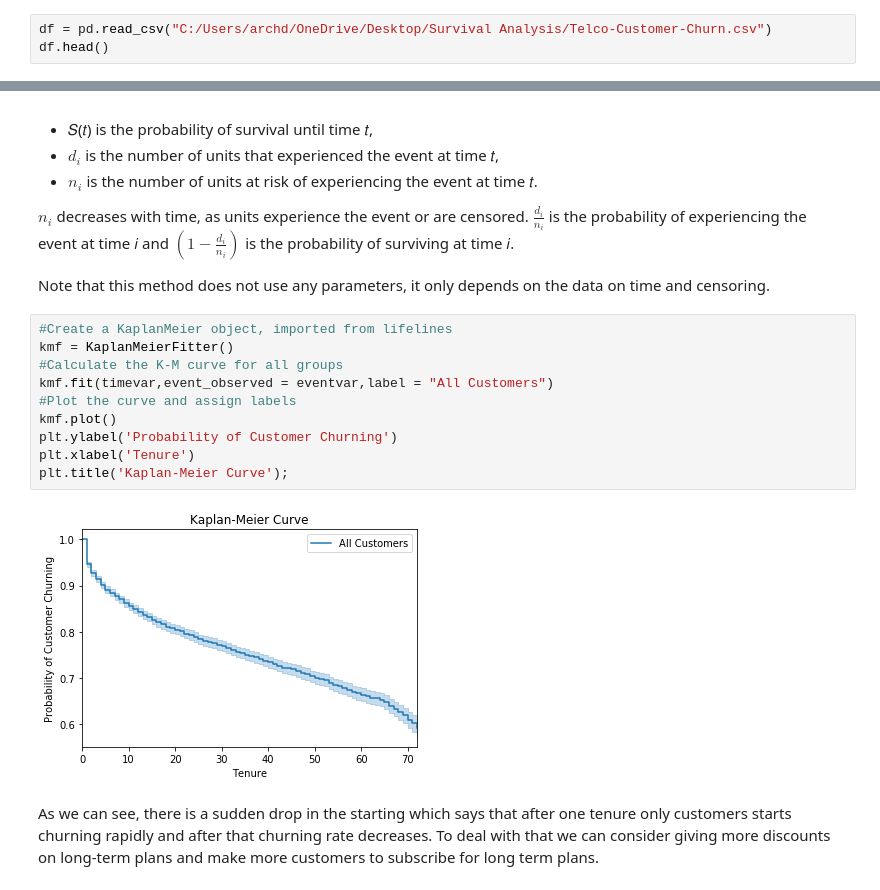
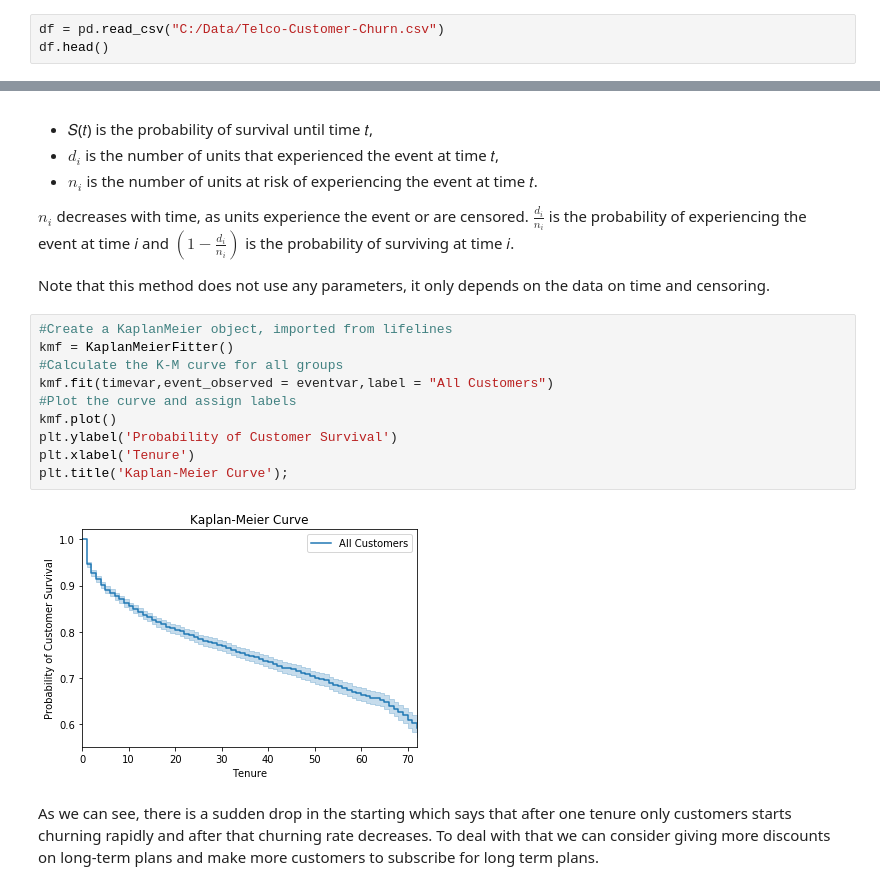
Before and after one commit to archd3sai/Customer-Survival-Analysis-and-Churn-Prediction, a Jupyter notebook: Customers Survival Analysis.ipynb, the cells around one changed output, grey strips where cells are left out. Saved outputs shown, nothing was run; the diff lists cells and outputs as text.

```diff
--- a/Customers Survival Analysis.ipynb
+++ b/Customers Survival Analysis.ipynb
@@ -35,7 +36,7 @@ from lifelines import CoxPHFitter
 # %% [markdown]
 ## Data Preparation
 # %%
-df = pd.read_csv("C:/Users/archd/OneDrive/Desktop/Survival Analysis/Telco-Customer-Churn.csv")
+df = pd.read_csv("C:/Data/Telco-Customer-Churn.csv")
 df.head()
 # %% [output]
 |  | customerID | gender | SeniorCitizen | Partner | Dependents | tenure | PhoneService | MultipleLines | ... |
@@ -149,15 +150,15 @@ Note that this method does not use any parameters, it only depends on the data o
 # %%
 #Create a KaplanMeier object, imported from lifelines
 kmf = KaplanMeierFitter()
 #Calculate the K-M curve for all groups
 kmf.fit(timevar,event_observed = eventvar,label = "All Customers")
 #Plot the curve and assign labels
 kmf.plot()
-plt.ylabel('Probability of Customer Churning')
+plt.ylabel('Probability of Customer Survival')
 plt.xlabel('Tenure')
 plt.title('Kaplan-Meier Curve');
 # %% [output]
-[figure, old version]
+[figure, new version]
 # %% [markdown]
 As we can see, there is a sudden drop in the starting which says that after one tenure only customers starts churning rapidly and after that churning rate decreases. To deal with that we can consider giving more discounts on long-term plans and make more customers to subscribe for long term plans.
 # %% [markdown]
```
Also changed, not shown: parts of 17 cells of this notebook, 1 other file.
